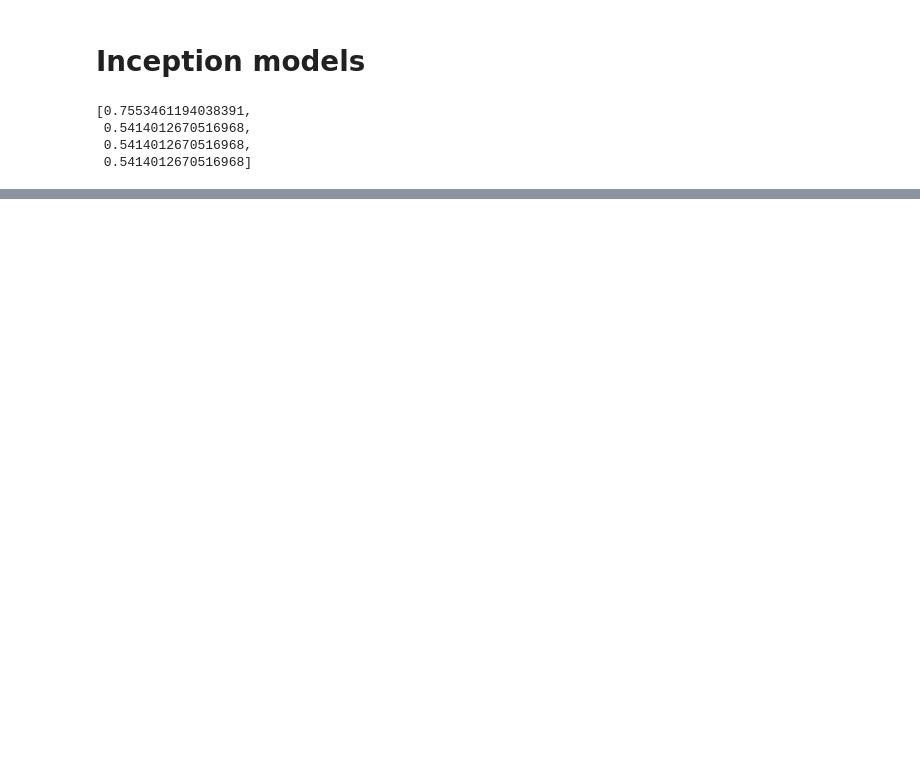
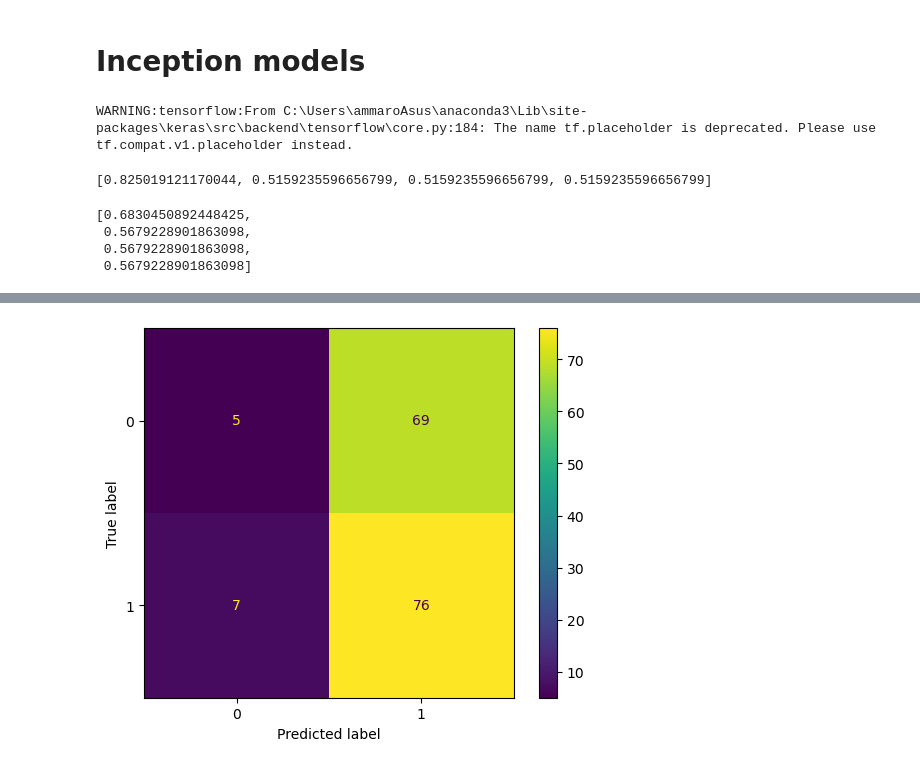
Before and after one commit to ammaro101/final_project, a Jupyter notebook: code_only4.ipynb, the cells around one changed output, grey strips where cells are left out. Saved outputs shown, nothing was run; the diff lists cells and outputs as text; code cells hidden in the pictures; blank space fills up the shorter version.

```diff
--- a/code_only4.ipynb
+++ b/code_only4.ipynb
@@ -1313,8 +1268,8 @@ model1.evaluate(X_test, y_test, verbose=0)
 # source of inspiration: The base Layer class, "class ComputeSum(Layer)", https://keras.io/2.15/api/layers/base_layer/
 # create a custom layer to split the features into groups (4 groups)
 class InputSpiltLayer(Layer):
-    def __init__(self, split_indices=[6, 10, 30, 36], **kwargs):
-        super(InputSpiltLayer, self).__init__(**kwargs)
+    def __init__(self, split_indices=[6, 36, 67, 72]):
+        super(InputSpiltLayer, self).__init__()
 
         # set the split indices
         self.split_indices = split_indices
@@ -1344,7 +1299,6 @@ class InputSpiltLayer(Layer):
 
 
 def create_model_branch(data_set_branch):
-#     input_data = Input(shape=(data_set_branch.shape[1], data_set_branch[2]))
 
     y = SeparableConv1D(filters=32,
                               kernel_size=3,
@@ -1397,7 +1351,7 @@ def create_SimpleRNN_inception_model(_timesteps, X_train_shape):
     full_features_branch = create_model_branch(input_data)
 
     # source of inspiration: deep learning with python, 7.1.4. Directed acyclic graphs of layers, Inception modules, https://www.manning.com/books/deep-learning-with-python
-    data_set_branches = InputSpiltLayer([6, 10, 30, 36])(input_data)
+    data_set_branches = InputSpiltLayer([6, 36, 67, 72])(input_data)
 
     branch_1 = create_model_branch(data_set_branches[0])
     branch_2 = create_model_branch(data_set_branches[1])
@@ -1443,7 +1397,22 @@ model1.evaluate(X_test, y_test, verbose=0)
 # list the model architecture
 # model1.summary()
 # %% [output]
-[0.7553461194038391,
- 0.5414012670516968,
- 0.5414012670516968,
- 0.5414012670516968]
+WARNING:tensorflow:From C:\Users\ammaroAsus\anaconda3\Lib\site-packages\keras\src\backend\tensorflow\core.py:184: The name tf.placeholder is deprecated. Please use tf.compat.v1.placeholder instead.
+[0.825019121170044, 0.5159235596656799, 0.5159235596656799, 0.5159235596656799]
+# %%
+model1.evaluate(X_train, y_train, verbose=0)
+# %% [output]
+[0.6830450892448425,
+ 0.5679228901863098,
+ 0.5679228901863098,
+ 0.5679228901863098]
+# %%
+# get predictions from the model given the test set
+y_pred = model1.predict(X_test)
+
+# convert the predictions and test set to be in the shape of a vector of labels
+y_pred_labels = np.argmax(y_pred, axis=1)
+y_test_labels = np.argmax(y_test, axis=1)
+
+create_confusion_matrix(y_test_labels, y_pred_labels)
+# %% [output]
@@ -1449,0 +1420 @@ model1.evaluate(X_test, y_test, verbose=0)
+[figure, added]
```
Also changed, not shown: parts of 29 cells of this notebook, 11 other files.
